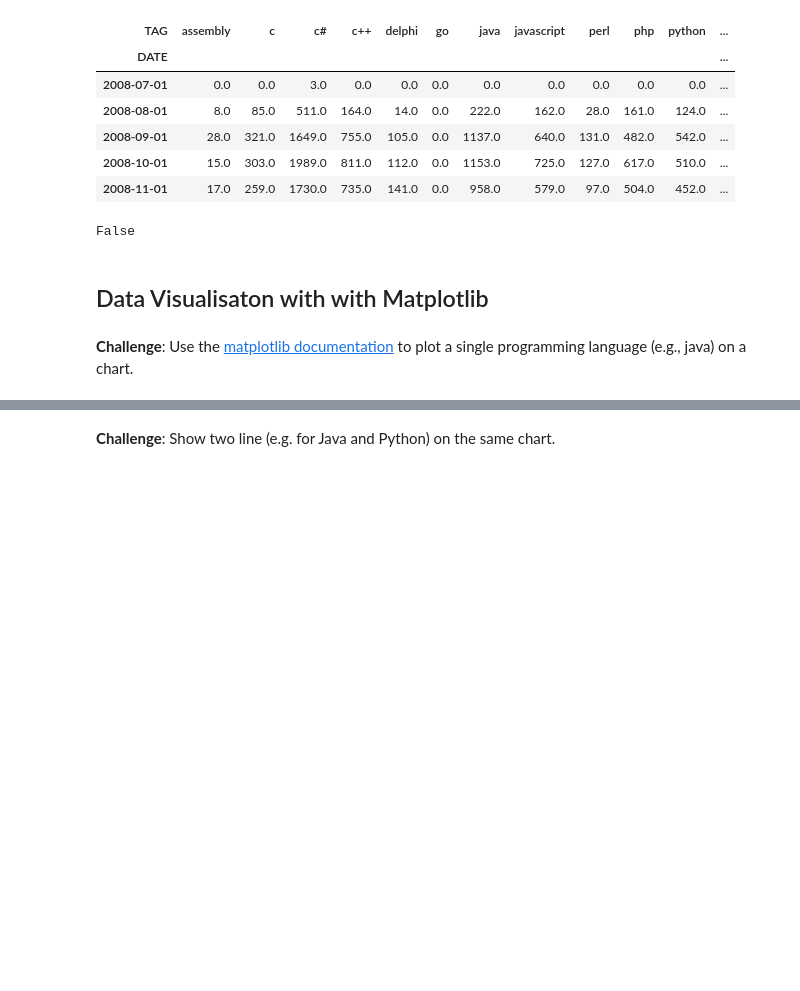
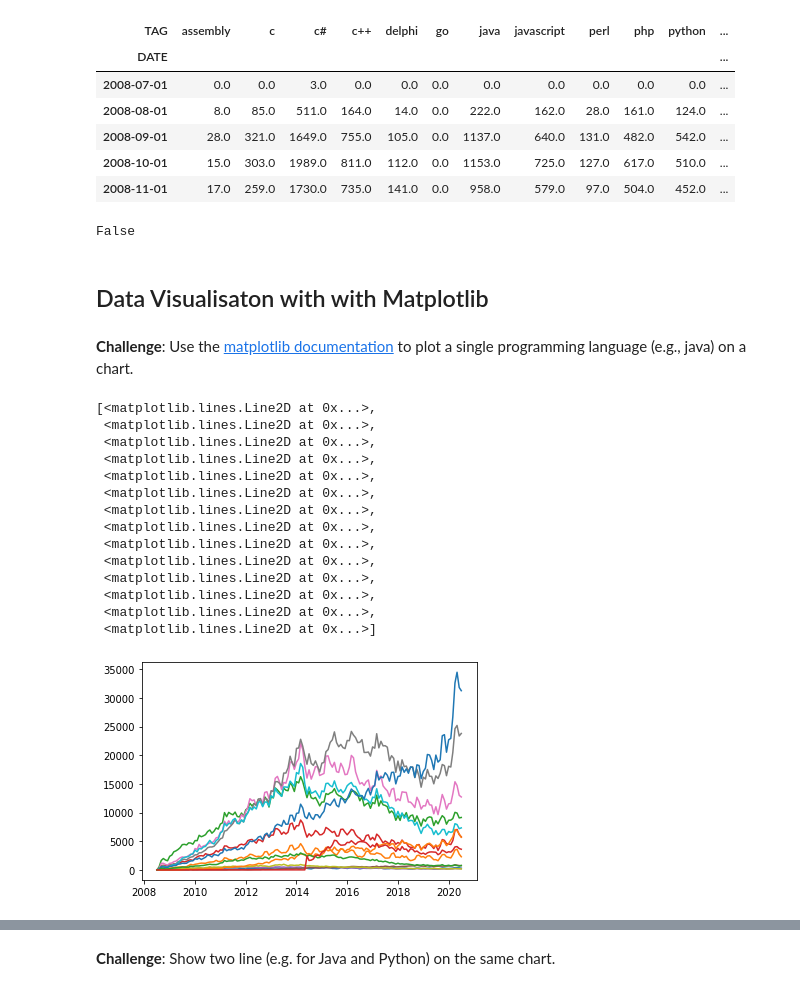
Before and after one commit to fherdy/Programming-Languages-by-popularity, a Jupyter notebook: Programming_Languages_(start).ipynb, the cells around one changed output, grey strips where cells are left out. Cells and saved outputs as stored; diff of their text form; code cells hidden in the pictures; blank space fills up the shorter version.

```diff
--- a/Programming_Languages_(start).ipynb
+++ b/Programming_Languages_(start).ipynb
@@ -230,3 +232,21 @@ False
 ## Data Visualisaton with with Matplotlib
 # %% [markdown]
 **Challenge**: Use the [matplotlib documentation](https://matplotlib.org/3.2.1/api/_as_gen/matplotlib.pyplot.plot.html#matplotlib.pyplot.plot) to plot a single programming language (e.g., java) on a chart.
+# %%
+plt.plot(reshaped_df)
+# %% [output]
+[<matplotlib.lines.Line2D at 0x...>,
+ <matplotlib.lines.Line2D at 0x...>,
+ <matplotlib.lines.Line2D at 0x...>,
+ <matplotlib.lines.Line2D at 0x...>,
+ <matplotlib.lines.Line2D at 0x...>,
+ <matplotlib.lines.Line2D at 0x...>,
+ <matplotlib.lines.Line2D at 0x...>,
+ <matplotlib.lines.Line2D at 0x...>,
+ <matplotlib.lines.Line2D at 0x...>,
+ <matplotlib.lines.Line2D at 0x...>,
+ <matplotlib.lines.Line2D at 0x...>,
+ <matplotlib.lines.Line2D at 0x...>,
+ <matplotlib.lines.Line2D at 0x...>,
+ <matplotlib.lines.Line2D at 0x...>]
+[figure, added]
```
Also changed, not shown: parts of 9 cells of this notebook.
